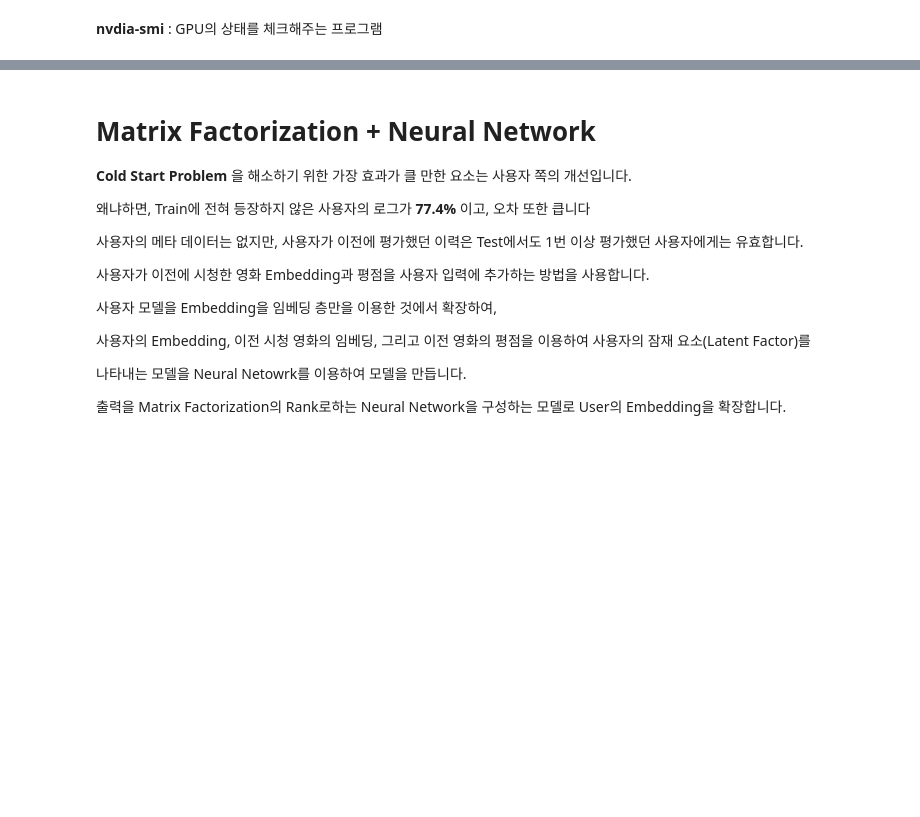
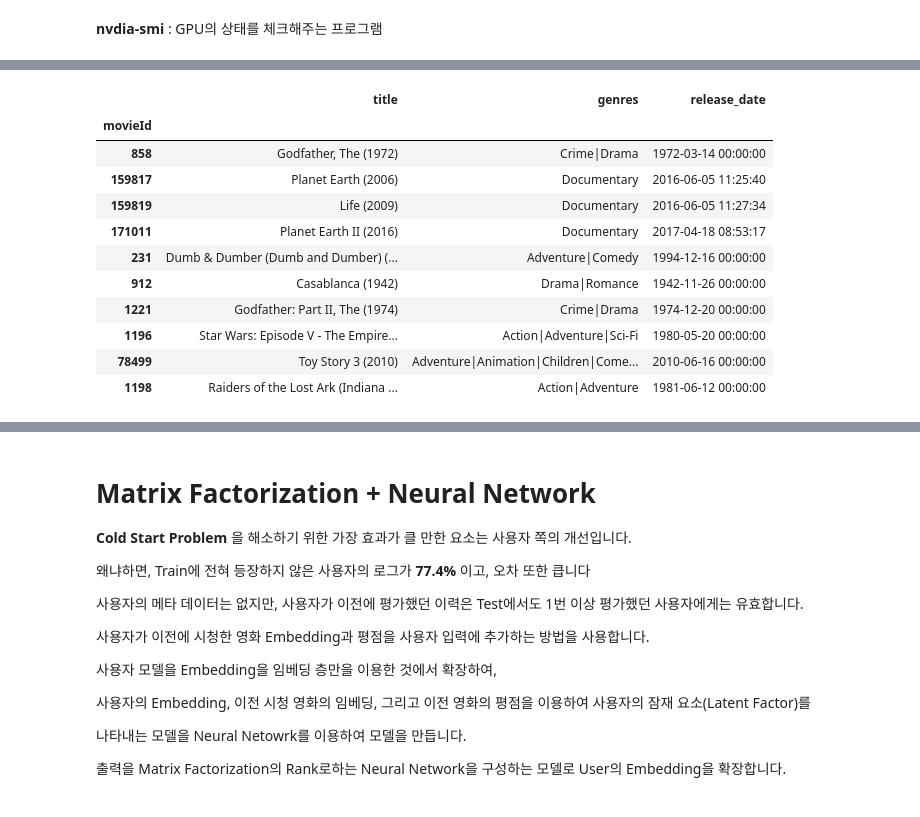
Before and after one commit to sunkusun9/rcmd_2503, a Jupyter notebook: 5.Matrix Factorization2.ipynb, the cells around one changed output, grey strips where cells are left out. Cells and saved outputs as stored; diff of their text form; code cells hidden in the pictures; blank space fills up the shorter version.

```diff
--- a/5.Matrix Factorization2.ipynb
+++ b/5.Matrix Factorization2.ipynb
@@ -638 +642,9 @@ movieCnt
 dtype: float64
+# %%
+prd = a_model.predict(
+    tf.data.Dataset.from_tensor_slices(
+        {'userId': [149489] * len(df_movie), 'movieId': df_movie.index.tolist()}
+    ).batch(128)
+)
+df_movie.iloc[np.argsort(-np.squeeze(prd))[:10]]
+# %% [output]
@@ -638,0 +652,12 @@ dtype: float64
+|  | title | genres | release_date |
+| movieId |  |  |  |
+| 858 | Godfather, The (1972) | Crime|Drama | 1972-03-14 00:00:00 |
+| 159817 | Planet Earth (2006) | Documentary | 2016-06-05 11:25:40 |
+| 159819 | Life (2009) | Documentary | 2016-06-05 11:27:34 |
+| 171011 | Planet Earth II (2016) | Documentary | 2017-04-18 08:53:17 |
+| 231 | Dumb & Dumber (Dumb and Dumber) (... | Adventure|Comedy | 1994-12-16 00:00:00 |
+| 912 | Casablanca (1942) | Drama|Romance | 1942-11-26 00:00:00 |
+| 1221 | Godfather: Part II, The (1974) | Crime|Drama | 1974-12-20 00:00:00 |
+| 1196 | Star Wars: Episode V - The Empire... | Action|Adventure|Sci-Fi | 1980-05-20 00:00:00 |
+| 78499 | Toy Story 3 (2010) | Adventure|Animation|Children|Come... | 2010-06-16 00:00:00 |
+| 1198 | Raiders of the Lost Ark (Indiana ... | Action|Adventure | 1981-06-12 00:00:00 |
```
Also changed, not shown: parts of 27 cells of this notebook.
